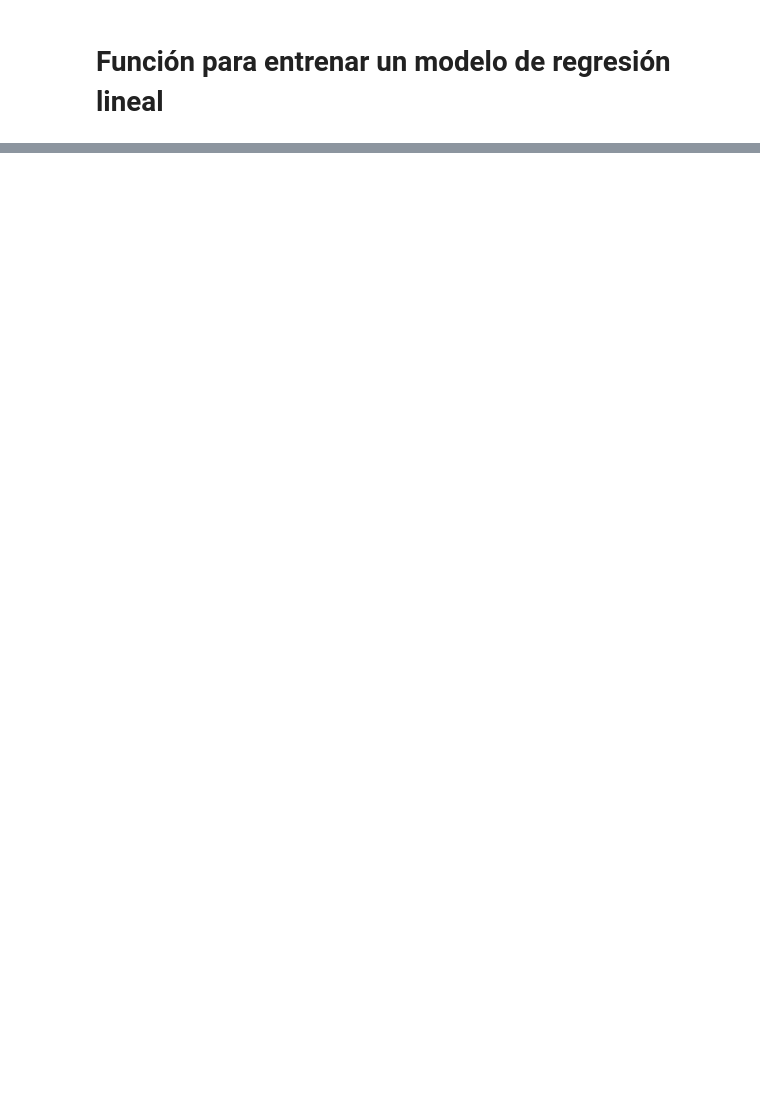
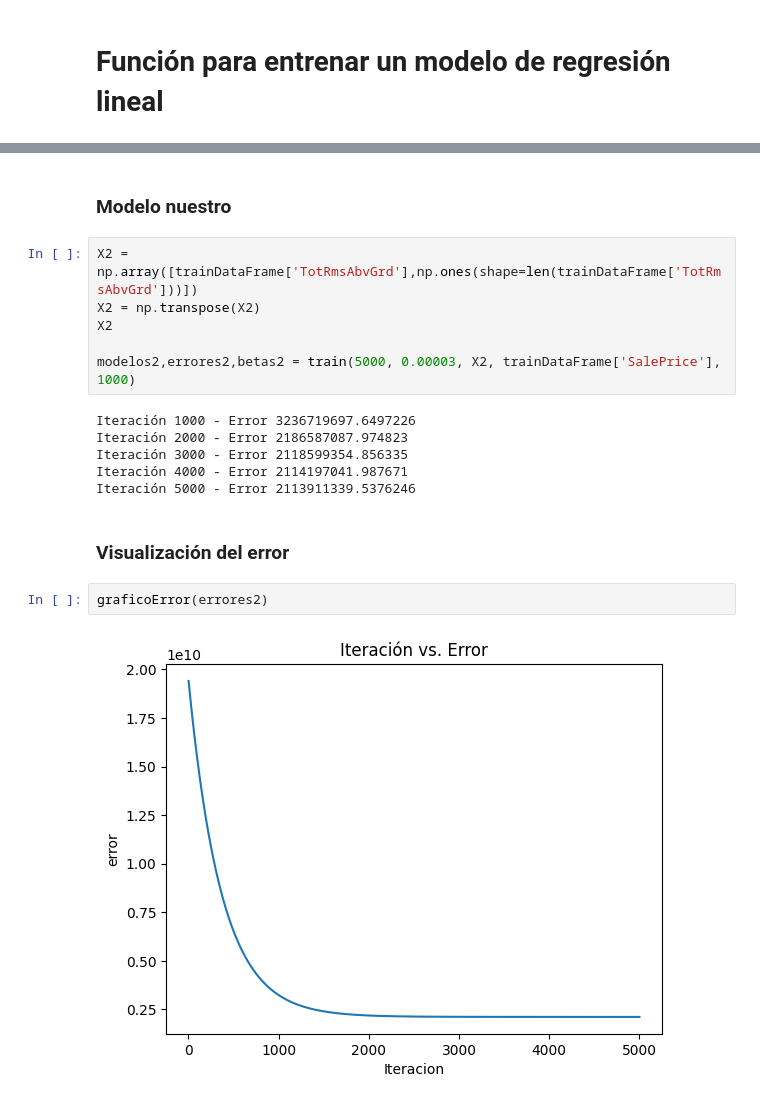
Before and after one commit to EduardoCalderon9/EconometriaProyecto1, a Jupyter notebook: Proyecto 1.ipynb, the cells around one changed output, grey strips where cells are left out. Drawn from its saved outputs; the diff is of its cells as text; blank space fills up the shorter version.

```diff
--- a/Proyecto 1.ipynb
+++ b/Proyecto 1.ipynb
@@ -378,0 +381,20 @@ min(dataframe['SalePrice'])
+# %% [markdown]
+### Modelo nuestro
+# %%
+X2 = np.array([trainDataFrame['TotRmsAbvGrd'],np.ones(shape=len(trainDataFrame['TotRmsAbvGrd']))])
+X2 = np.transpose(X2)
+X2
+
+modelos2,errores2,betas2 = train(5000, 0.00003, X2, trainDataFrame['SalePrice'], 1000)
+# %% [output]
+Iteración 1000 - Error 3236719697.6497226
+Iteración 2000 - Error 2186587087.974823
+Iteración 3000 - Error 2118599354.856335
+Iteración 4000 - Error 2114197041.987671
+Iteración 5000 - Error 2113911339.5376246
+# %% [markdown]
+### Visualización del error
+# %%
+graficoError(errores2)
+# %% [output]
+[figure, added]
```
Also changed, not shown: parts of 54 cells of this notebook.
